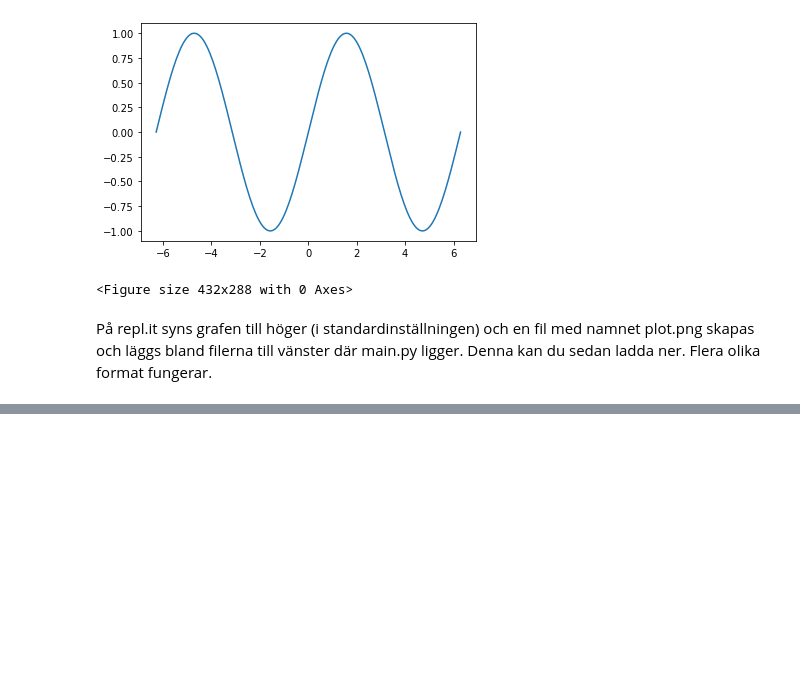
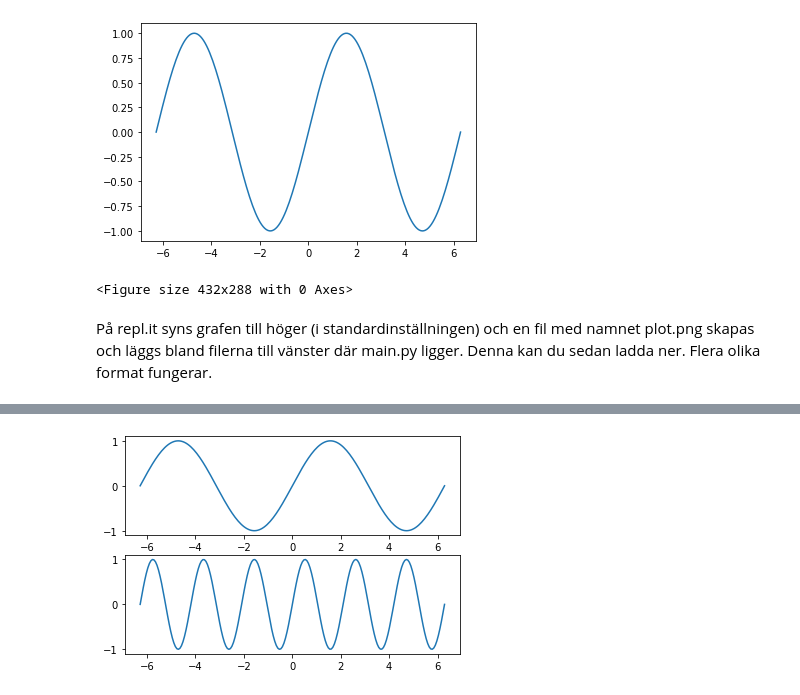
Before and after one commit to cognitrap/progr, a Jupyter notebook: plot2.ipynb, the cells around one changed output, grey strips where cells are left out. Cells and saved outputs as stored; diff of their text form; code cells hidden in the pictures; blank space fills up the shorter version.

```diff
--- a/plot2.ipynb
+++ b/plot2.ipynb
@@ -115,0 +185,28 @@ På repl.it syns grafen till höger (i standardinställningen) och en fil med na
+# %%
+import matplotlib.pyplot as plt
+import numpy as np
+
+
+""" Rita båda funktionerna i två olika grafer samtidigt
+
+subplot(nrows, ncols, index)
+
+"""
+
+x=np.linspace(-2*np.pi, 2*np.pi, 200)
+y=np.sin(x)
+plt.subplot(2,1,1)
+plt.plot(x,y)
+
+
+x=np.linspace(-2*np.pi, 2*np.pi, 200)
+y=np.sin(3*x)
+
+plt.subplot(2,1,2)
+plt.plot(x,y)
+
+
+plt.savefig('plot2.png')
+#plt.show()
+# %% [output]
+[figure, added]
```
Also changed, not shown: parts of 24 cells of this notebook, 1 other file.
